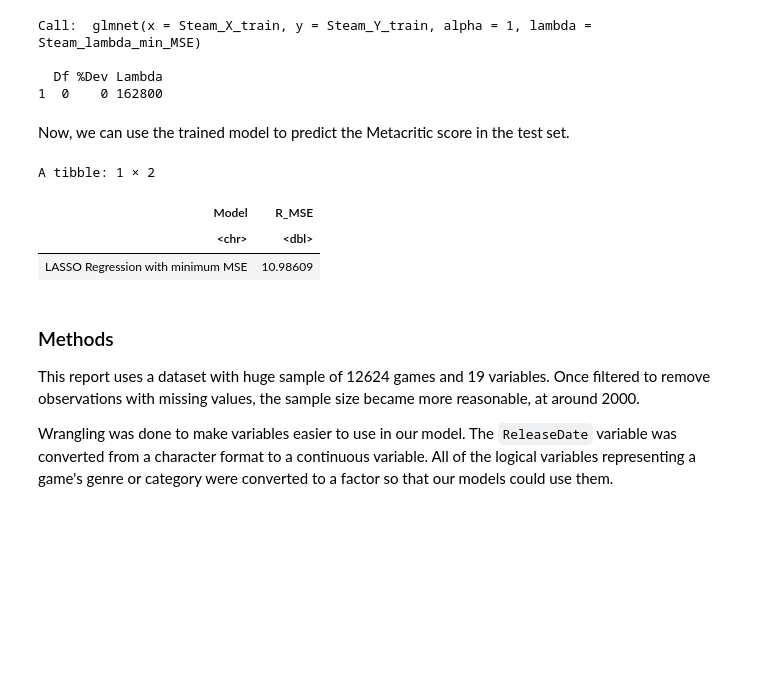
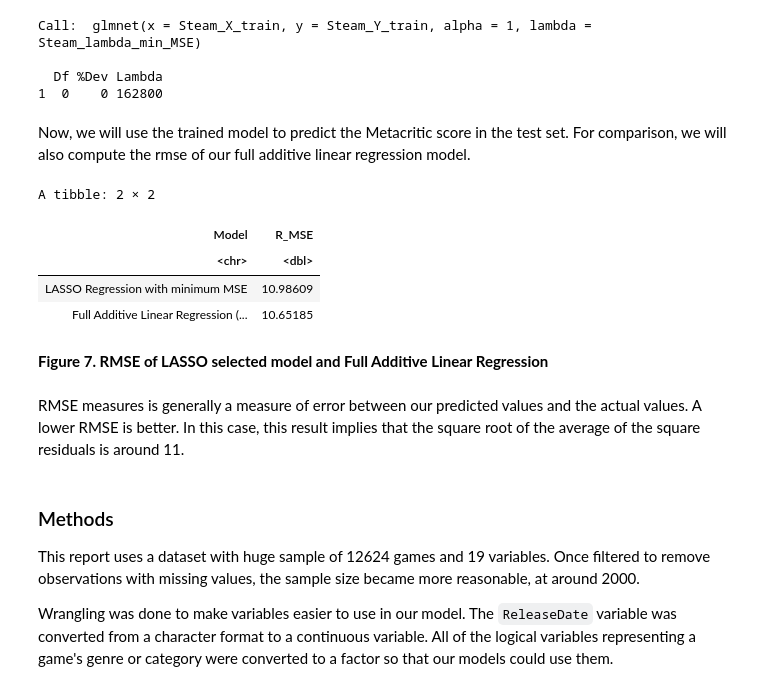
Before and after one commit to DanielZSWE/STAT-301-Project, a Jupyter notebook: stat-301_final_report.ipynb, the cells around one changed output. Cells and saved outputs as stored; diff of their text form; code cells hidden in the pictures; blank space fills up the shorter version.

```diff
--- a/stat-301_final_report.ipynb
+++ b/stat-301_final_report.ipynb
@@ -222,7 +239,7 @@ Let's first compute an additive linear regression model using all of the variabl
 # %%
-steam_games_mlr_add <- lm(Metacritic ~ . - ResponseName, data = steam_games)
+steam_games_mlr_add <- lm(Metacritic ~ ., data = training_Steam %>% select(-ResponseName)) #use training steam as the data, but omit ResponseName
 
-steam_games_mlr_add_tidy <- tidy(steam_games_mlr_add, conf.level = 0.9, conf.int = TRUE) %>% mutate_if(is.numeric, round, 2)
+steam_games_mlr_add_tidy <- tidy(steam_games_mlr_add, conf.level = 0.9, conf.int = TRUE) %>% mutate_if(is.numeric, round, 2) #show estimates and intervals
 steam_games_mlr_add_tidy
 # %% [output]
 A tibble: 16 × 7
@@ -349,20 +352,36 @@ Call:  glmnet(x = Steam_X_train, y = Steam_Y_train, alpha = 1, lambda = Steam_la
   Df %Dev Lambda
 1  0    0 162800
 # %% [markdown]
-Now, we can use the trained model to predict the Metacritic score in the test set.
+Now, we will use the trained model to predict the Metacritic score in the test set. For comparison, we will also compute the rmse of our full additive linear regression model.
 # %%
-Steam_test_pred <- predict(fat_LASSO_min_add,
+Steam_test_pred_LASSO <- predict(fat_LASSO_min_add,
   newx =Steam_X_test)
 
-tibble(
+rmse_stats <- tibble(
     Model = "LASSO Regression with minimum MSE",
     R_MSE = rmse(
-      preds = Steam_test_pred,
+      preds = Steam_test_pred_LASSO,
       actuals = testing_Steam$Metacritic
     )
   )
+
+testing_Steam_lm_format <- testing_Steam %>% select(-Metacritic, -ResponseName)
+
+Steam_test_pred_full_mlr <- predict(steam_games_mlr_add,
+  newdata = testing_Steam_lm_format)
+
+
+rbind(rmse_stats,
+      tibble(Model = "Full Additive Linear Regression (No penalization or selection)",
+            R_MSE = rmse(
+                preds = Steam_test_pred_full_mlr,
+                actuals = testing_Steam$Metacritic
+            )
+            )
+      )
 # %% [output]
-A tibble: 1 × 2
+A tibble: 2 × 2
 | Model | R_MSE |
 | <chr> | <dbl> |
 | LASSO Regression with minimum MSE | 10.98609 |
+| Full Additive Linear Regression (... | 10.65185 |
@@ -371,3 +388,7 @@ A tibble: 1 × 2
+# %% [markdown]
+**Figure 7. RMSE of LASSO selected model and Full Additive Linear Regression**
+# %% [markdown]
+RMSE measures is generally a measure of error between our predicted values and the actual values. A lower RMSE is better. In this case, this result implies that the square root of the average of the square residuals is around 11.
 # %% [markdown]
 
 ### Methods
```
Also changed, not shown: parts of 9 cells of this notebook.
